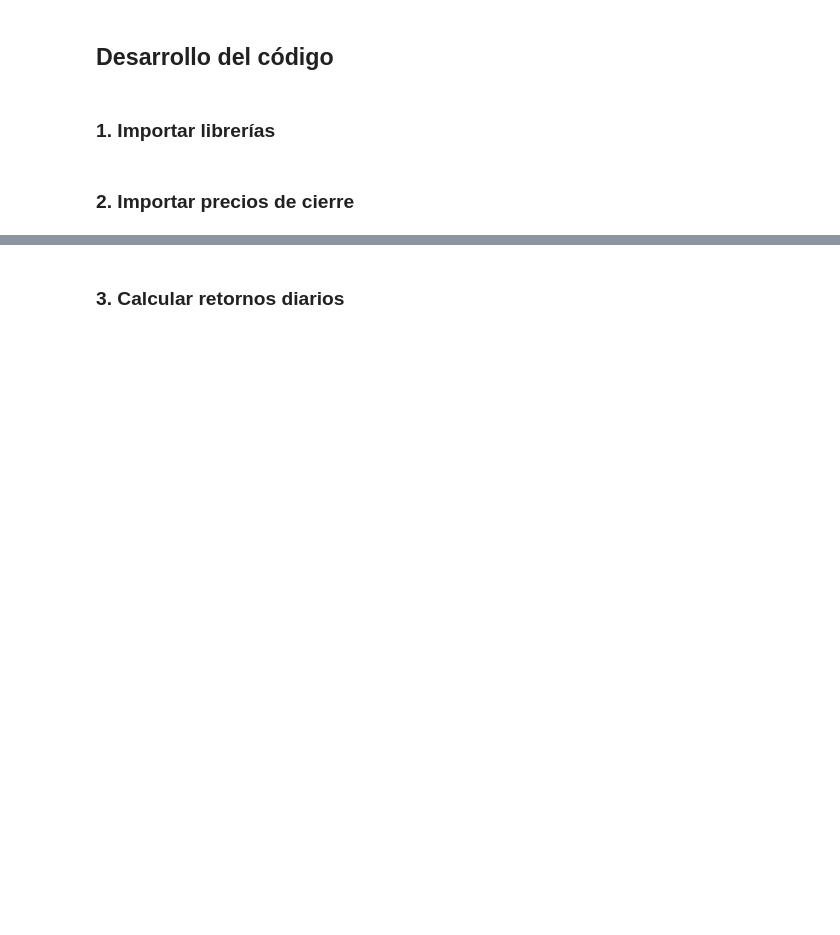
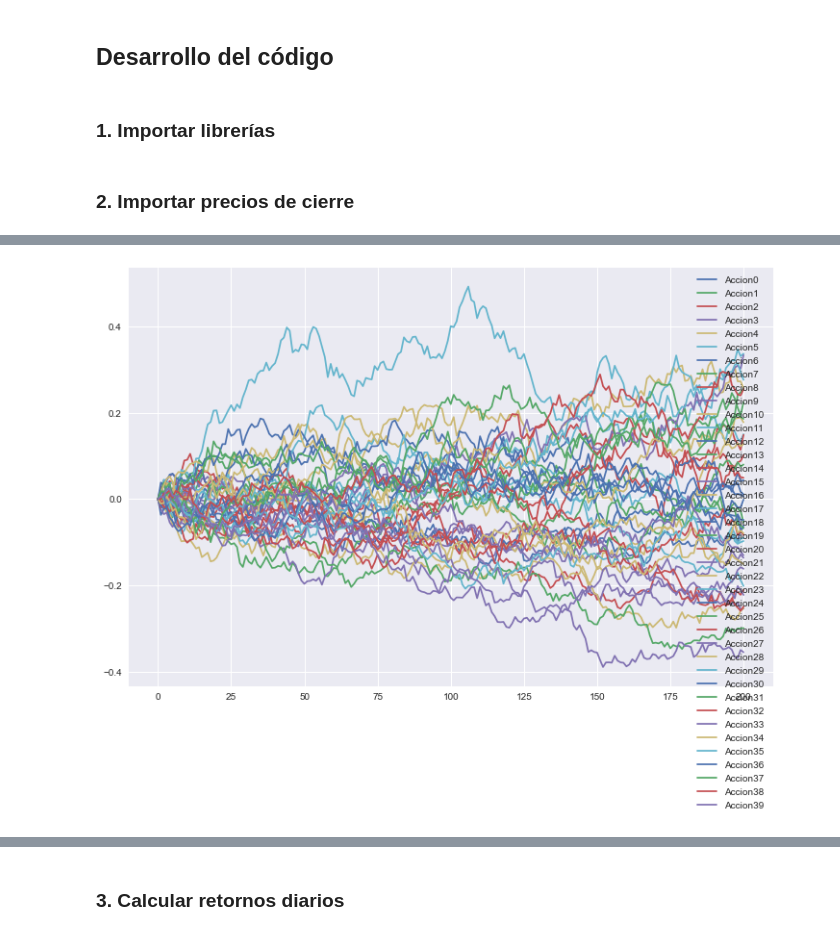
Before and after one commit to carlosdeoncedos/analisisdeinversion2021, a Jupyter notebook: Codigo/20211123Clase11.ipynb, the cells around one changed output, grey strips where cells are left out. Saved outputs shown, nothing was run; the diff lists cells and outputs as text; code cells hidden in the pictures; blank space fills up the shorter version.

```diff
--- a/Codigo/20211123Clase11.ipynb
+++ b/Codigo/20211123Clase11.ipynb
@@ -39,0 +84,4 @@ Generar un algoritmo de mayor complejidad seleccionando de manera cuantitativa l
+# %%
+(precios/precios.iloc[0,:]-1).plot(figsize=(12,8));
+# %% [output]
+[figure, added]
```
Also changed, not shown: parts of 31 cells of this notebook.
